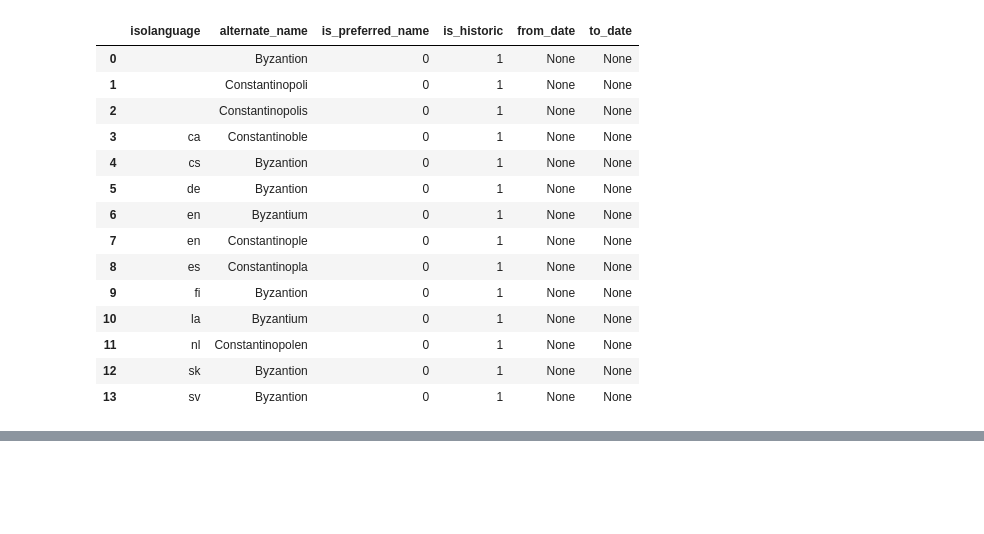
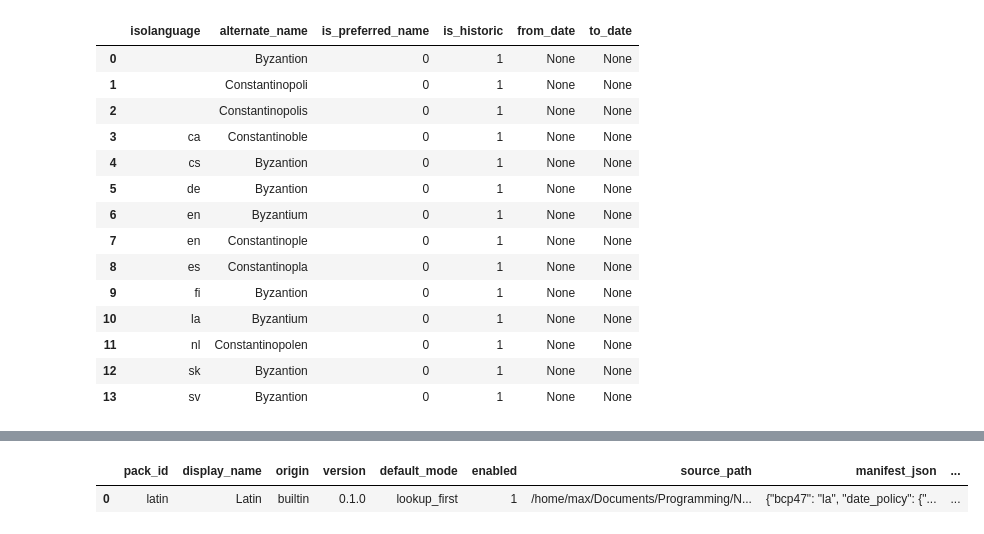
Before and after one commit to Acueres/NameTransductionEngine, a Jupyter notebook: analysis/geonames_data.ipynb, the cells around one changed output, grey strips where cells are left out. Saved outputs shown, nothing was run; the diff lists cells and outputs as text; code cells hidden in the pictures; blank space fills up the shorter version.

```diff
--- a/analysis/geonames_data.ipynb
+++ b/analysis/geonames_data.ipynb
@@ -82,0 +138,9 @@ ORDER BY isolanguage, alternate_name;
+# %%
+run_query("""
+SELECT *
+FROM pack
+ORDER BY pack_id
+""")
+# %% [output]
+|  | pack_id | display_name | origin | version | default_mode | enabled | source_path | manifest_json | ... |
+| 0 | latin | Latin | builtin | 0.1.0 | lookup_first | 1 | /home/max/Documents/Programming/N... | {"bcp47": "la", "date_policy": {"... | ... |
```
Also changed, not shown: parts of 16 cells of this notebook, 19 other files.
